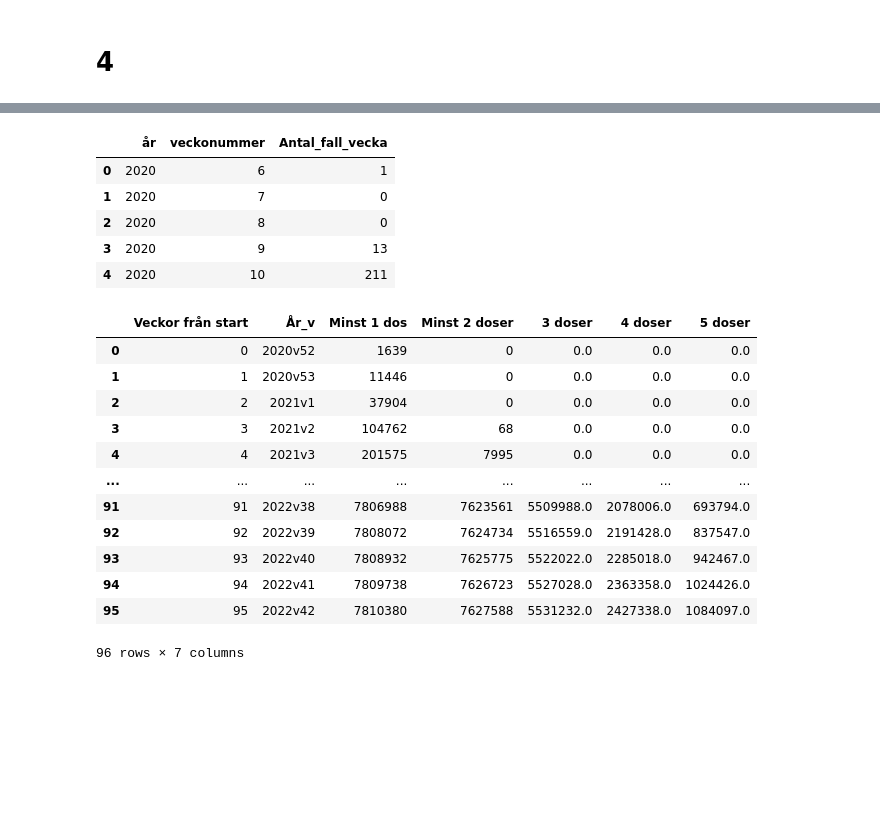
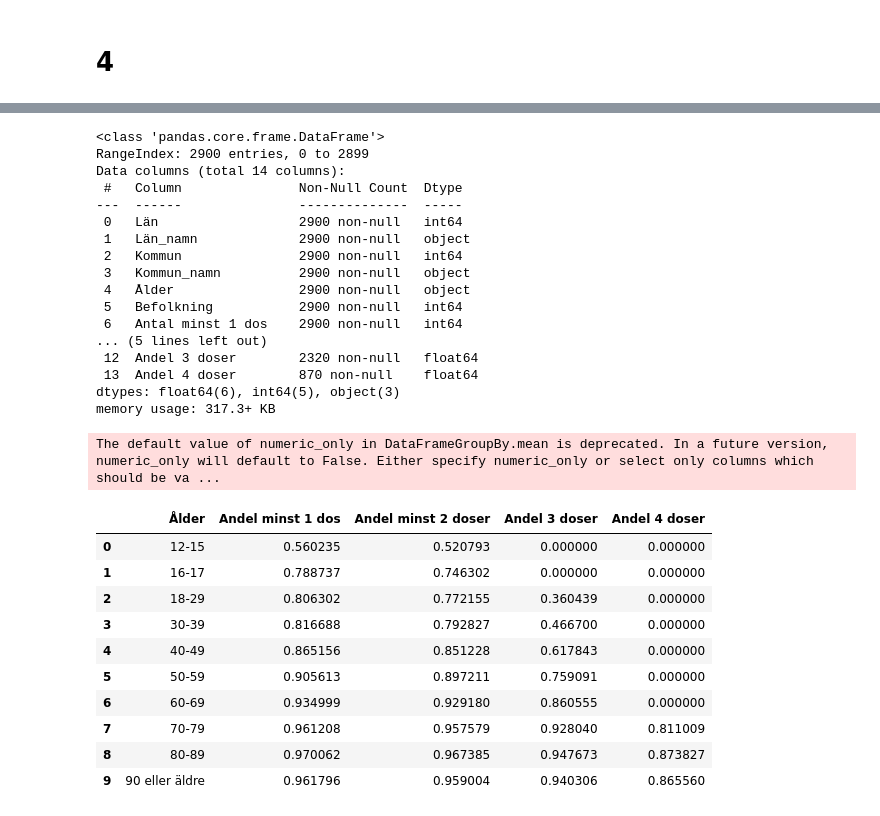
Before and after one commit to DorotaBjoorn/Databehandling-Dorota-Bjoorn, a Jupyter notebook: Lab/Lab_uppg03.ipynb, the cells around one changed output, grey strips where cells are left out. Cells and saved outputs as stored; diff of their text form; code cells hidden in the pictures; blank space fills up the shorter version.

```diff
--- a/Lab/Lab_uppg03.ipynb
+++ b/Lab/Lab_uppg03.ipynb
@@ -266,30 +271,41 @@ Tidsutveckling för total insjuknade i riket jämfört med vaccinerade i riket
 import pandas as pd
 
 # reading in number of
-df_sick = pd.read_excel("../Lab/Data/covid19.xlsx", sheet_name="Veckodata Riket")
-df_sick = df_sick.iloc[:,0:3]
-df_sick.head()
+df = pd.read_excel("../Lab/Data/vaccin.xlsx", sheet_name="Vaccinerade kommun och ålder")
+df.info()
 # %% [output]
-|  | år | veckonummer | Antal_fall_vecka |
-| 0 | 2020 | 6 | 1 |
-| 1 | 2020 | 7 | 0 |
-| 2 | 2020 | 8 | 0 |
-| 3 | 2020 | 9 | 13 |
-| 4 | 2020 | 10 | 211 |
+<class 'pandas.core.frame.DataFrame'>
+RangeIndex: 2900 entries, 0 to 2899
+Data columns (total 14 columns):
+ #   Column               Non-Null Count  Dtype
+---  ------               --------------  -----
+ 0   Län                  2900 non-null   int64
+ 1   Län_namn             2900 non-null   object
+ 2   Kommun               2900 non-null   int64
+ 3   Kommun_namn          2900 non-null   object
+ 4   Ålder                2900 non-null   object
+ 5   Befolkning           2900 non-null   int64
+ 6   Antal minst 1 dos    2900 non-null   int64
+... (5 lines left out)
+ 12  Andel 3 doser        2320 non-null   float64
+ 13  Andel 4 doser        870 non-null    float64
+dtypes: float64(6), int64(5), object(3)
+memory usage: 317.3+ KB
-# %%
-df_vaccinated = df_1_5
-df_vaccinated[]
-# %% [output]
-|  | Veckor från start | År_v | Minst 1 dos | Minst 2 doser | 3 doser | 4 doser | 5 doser |
-| 0 | 0 | 2020v52 | 1639 | 0 | 0.0 | 0.0 | 0.0 |
-| 1 | 1 | 2020v53 | 11446 | 0 | 0.0 | 0.0 | 0.0 |
-| 2 | 2 | 2021v1 | 37904 | 0 | 0.0 | 0.0 | 0.0 |
-| 3 | 3 | 2021v2 | 104762 | 68 | 0.0 | 0.0 | 0.0 |
-| 4 | 4 | 2021v3 | 201575 | 7995 | 0.0 | 0.0 | 0.0 |
-| ... | ... | ... | ... | ... | ... | ... | ... |
-| 91 | 91 | 2022v38 | 7806988 | 7623561 | 5509988.0 | 2078006.0 | 693794.0 |
-| 92 | 92 | 2022v39 | 7808072 | 7624734 | 5516559.0 | 2191428.0 | 837547.0 |
-| 93 | 93 | 2022v40 | 7808932 | 7625775 | 5522022.0 | 2285018.0 | 942467.0 |
-| 94 | 94 | 2022v41 | 7809738 | 7626723 | 5527028.0 | 2363358.0 | 1024426.0 |
-| 95 | 95 | 2022v42 | 7810380 | 7627588 | 5531232.0 | 2427338.0 | 1084097.0 |
-96 rows × 7 columns
+# %%
+# exchanging NaN with 0, group by age and calcualte mean
+df = df.fillna(0).groupby(["Ålder"]).mean()
+df = df[["Andel minst 1 dos", "Andel minst 2 doser", "Andel 3 doser", "Andel 4 doser"]].reset_index()
+df
+# %% [output]
+The default value of numeric_only in DataFrameGroupBy.mean is deprecated. In a future version, numeric_only will default to False. Either specify numeric_only or select only columns which should be va ...
+|  | Ålder | Andel minst 1 dos | Andel minst 2 doser | Andel 3 doser | Andel 4 doser |
+| 0 | 12-15 | 0.560235 | 0.520793 | 0.000000 | 0.000000 |
+| 1 | 16-17 | 0.788737 | 0.746302 | 0.000000 | 0.000000 |
+| 2 | 18-29 | 0.806302 | 0.772155 | 0.360439 | 0.000000 |
+| 3 | 30-39 | 0.816688 | 0.792827 | 0.466700 | 0.000000 |
+| 4 | 40-49 | 0.865156 | 0.851228 | 0.617843 | 0.000000 |
+| 5 | 50-59 | 0.905613 | 0.897211 | 0.759091 | 0.000000 |
+| 6 | 60-69 | 0.934999 | 0.929180 | 0.860555 | 0.000000 |
+| 7 | 70-79 | 0.961208 | 0.957579 | 0.928040 | 0.811009 |
+| 8 | 80-89 | 0.970062 | 0.967385 | 0.947673 | 0.873827 |
+| 9 | 90 eller äldre | 0.961796 | 0.959004 | 0.940306 | 0.865560 |
```
Also changed, not shown: parts of 3 cells of this notebook.
